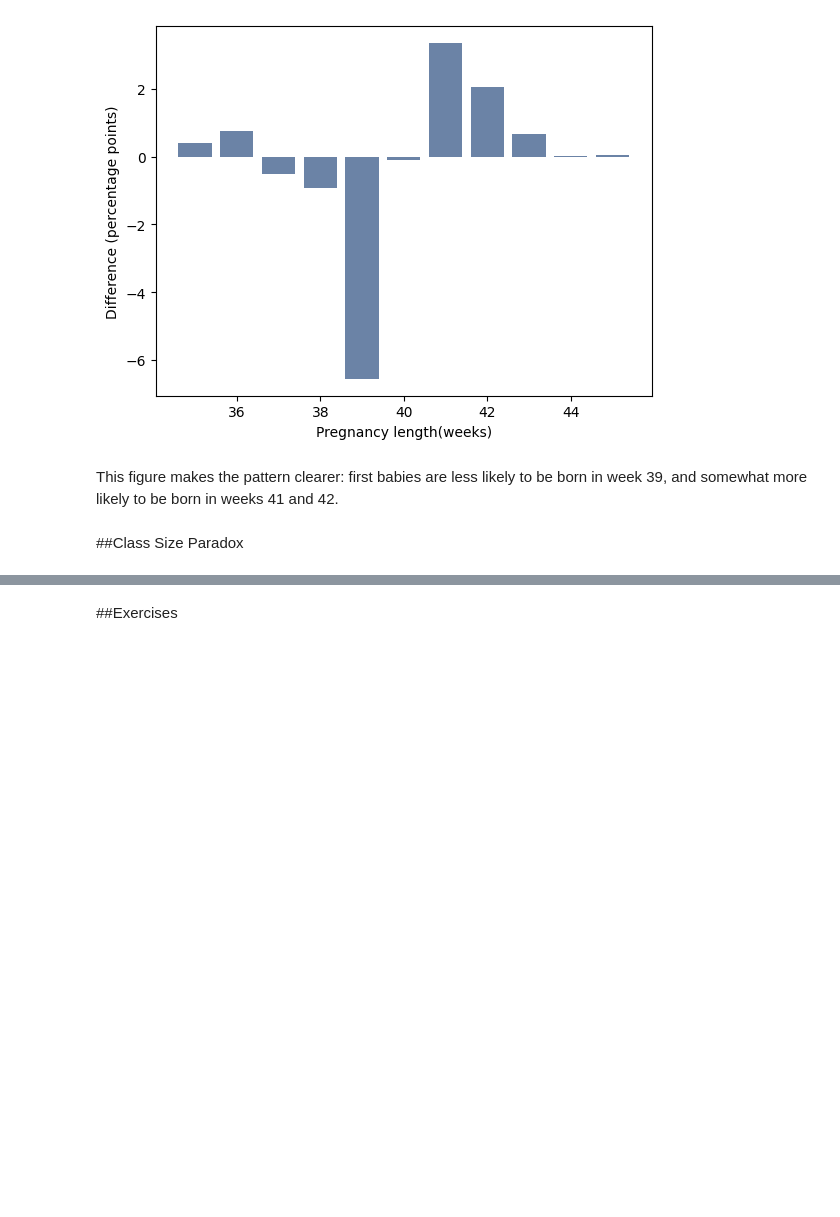
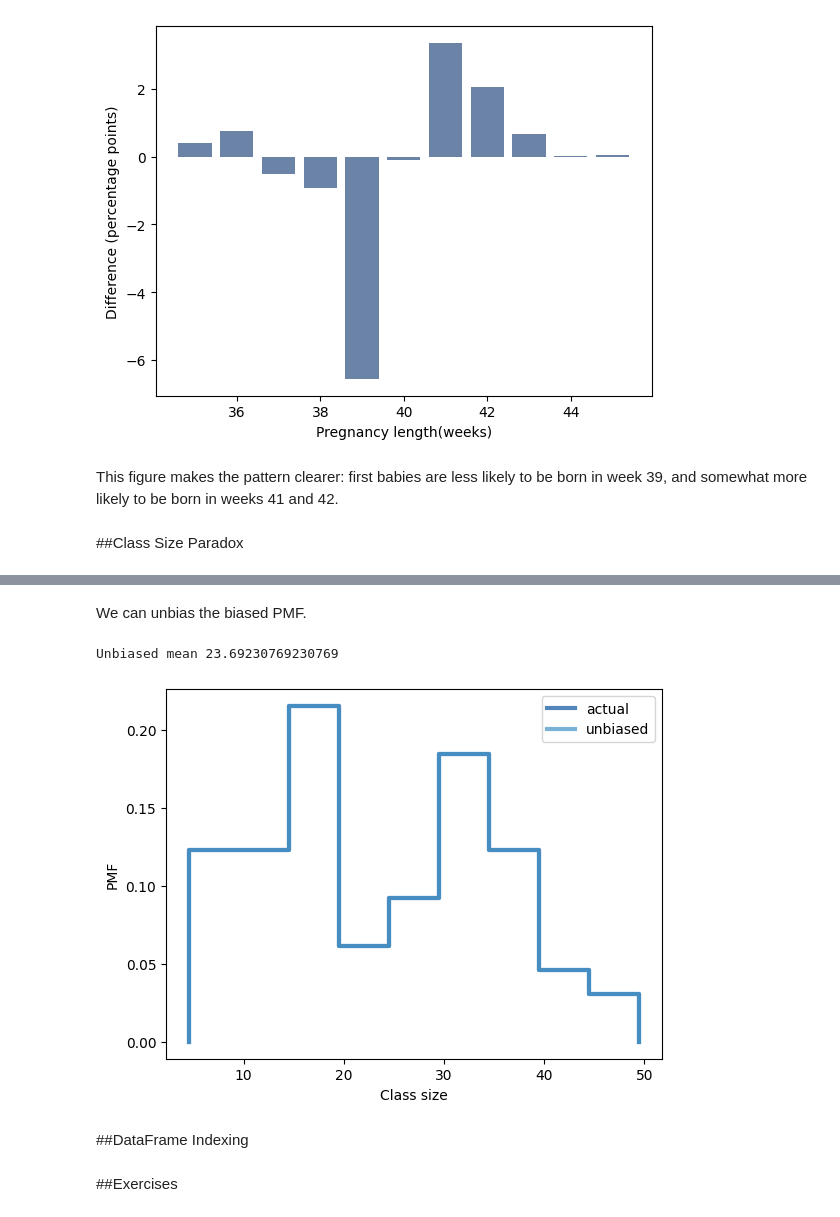
Before and after one commit to rahiakela/data-science-research-and-practice, a Jupyter notebook: think-stats/02_probability_mass_function.ipynb, the cells around one changed output, grey strips where cells are left out. Saved outputs shown, nothing was run; the diff lists cells and outputs as text; code cells hidden in the pictures; blank space fills up the shorter version.

```diff
--- a/think-stats/02_probability_mass_function.ipynb
+++ b/think-stats/02_probability_mass_function.ipynb
@@ -198,2 +231,25 @@ This figure makes the pattern clearer: first babies are less likely to be born i
+# %%
+def unbias_pmf(pmf, label=None):
+  new_pmf = pmf.Copy(label=label)
+  for x, p in pmf.Items():
+    new_pmf[x] *= 1 / x
+  new_pmf.Normalize()
+  return new_pmf
+# %% [markdown]
+We can unbias the biased PMF.
+# %%
+unbiased = unbias_pmf(biased_pmf, label="unbiased")
+print("Unbiased mean", unbiased.Mean())
+# %% [output]
+Unbiased mean 23.69230769230769
+# %%
+# let's  plot the two distributions to confirm they are the same
+thinkplot.PrePlot(2)
+thinkplot.Pmfs([pmf, unbiased])
+thinkplot.Config(xlabel="Class size", ylabel="PMF")
+# %% [output]
+[figure, added]
+# %% [markdown]
+##DataFrame Indexing
 # %% [markdown]
 ##Exercises
```
Also changed, not shown: parts of 8 cells of this notebook.
